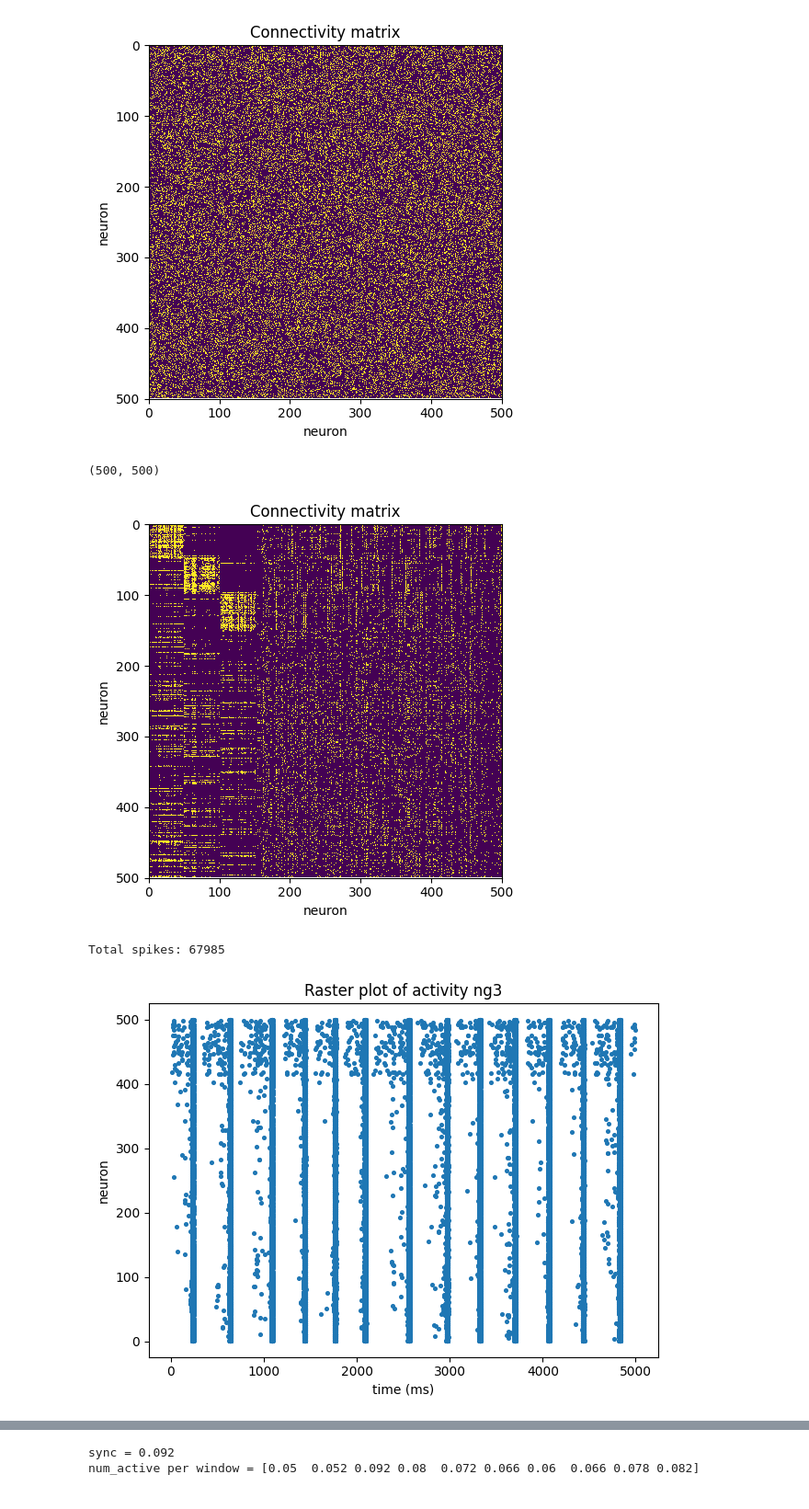
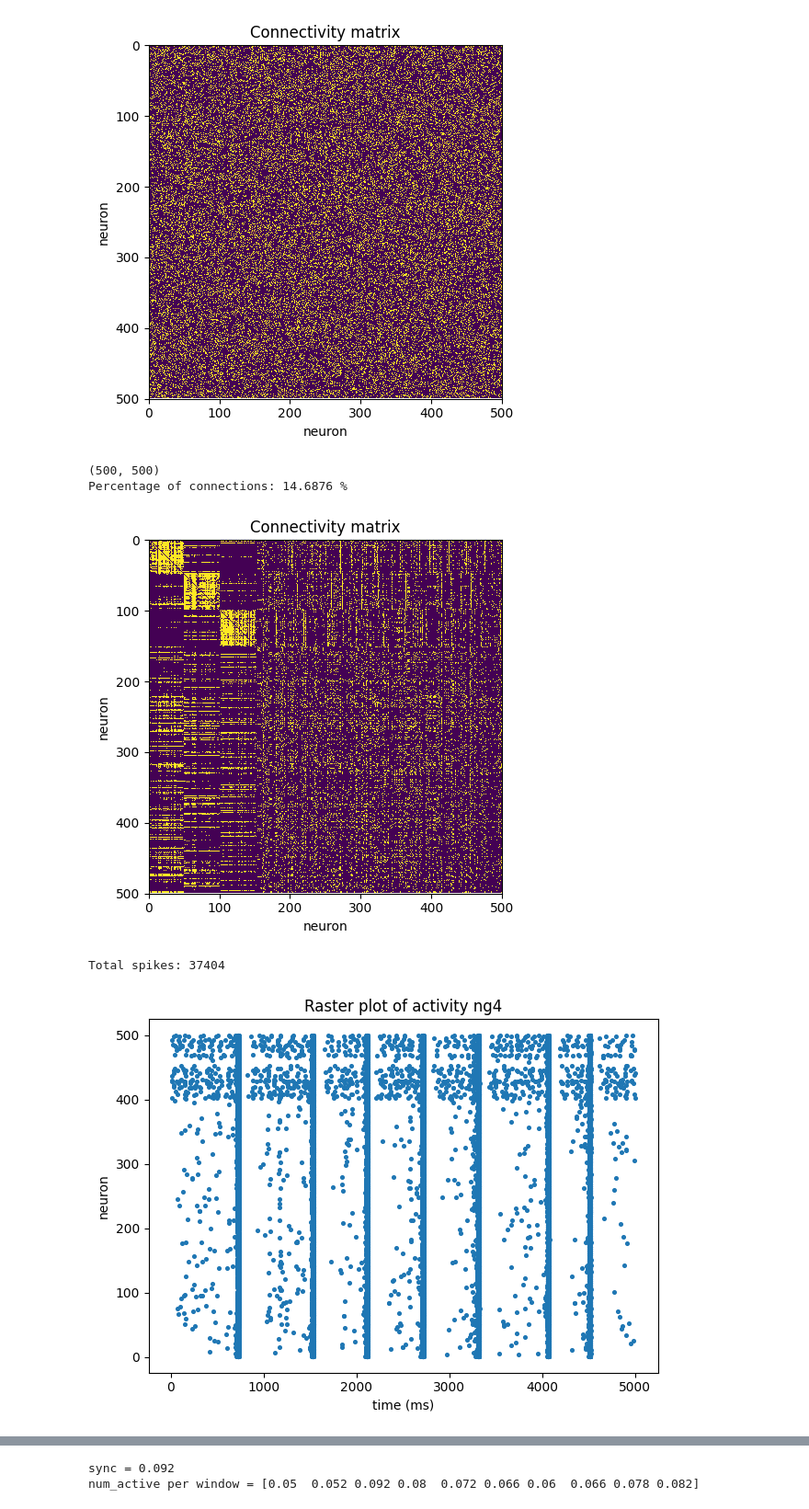
Before and after one commit to underDD/TFM, a Jupyter notebook: Izhikevich.ipynb, the cells around one changed output, grey strips where cells are left out. Shown at 92% size. Cells and saved outputs as stored; diff of their text form; code cells hidden in the pictures.

```diff
--- a/Izhikevich.ipynb
+++ b/Izhikevich.ipynb
@@ -331,12 +331,13 @@ b = np.vstack([0.2*np.ones((Ne,1)),  0.25 - 0.05*ri])
 c = np.vstack([-65 + 15*(re**2),     -65*np.ones((Ni,1))])
 d = np.vstack([8 - 6*(re**2),         2*np.ones((Ni,1))])
 
-alpha = 0.05
+alpha = 0.35
 
 A = load_A_for_alpha(alpha, folder="ng3_run000_txt")
 print(A.shape)
 
-
+# Percentage of connections
+print("Percentage of connections:", A.sum() / (N*N) * 100, "%")
 # 3) Asegura diagonal a 0 (por si acaso)
 np.fill_diagonal(A, 0)
 
@@ -351,7 +352,7 @@ plt.tight_layout()
 plt.show()
 
 # 5) Pesos y conectividad ponderada (igual que antes)
-MAX_EXC_WEIGTH = 8
+MAX_EXC_WEIGTH = 5.5
 MAX_INH_WEIGTH = 0.5
 
 W = np.hstack([
@@ -360,9 +361,12 @@ W = np.hstack([
 ])
 
 S = A * W
+
+NOISE_MAX = 3
 # %% [output]
 (500, 500)
+Percentage of connections: 14.6876 %
-[figure, old version]
+[figure, new version]
 # %%
 v = -65*np.ones((N, 1))
 u = b * v
@@ -401,14 +405,14 @@ else:
 
 print("Total spikes:", len(firings_t))
 # %% [output]
-Total spikes: 67985
+Total spikes: 37404
 # %%
 plt.figure()
 plt.scatter(firings_t, firings_i, s=7)
 plt.xlabel('time (ms)')
 plt.ylabel('neuron')
-plt.title('Raster plot of activity ng3')
+plt.title('Raster plot of activity ng4')
 plt.tight_layout()
 plt.show()
 # %% [output]
-[figure, old version]
+[figure, new version]
```
Also changed, not shown: parts of 2 cells of this notebook, 5 other files.
